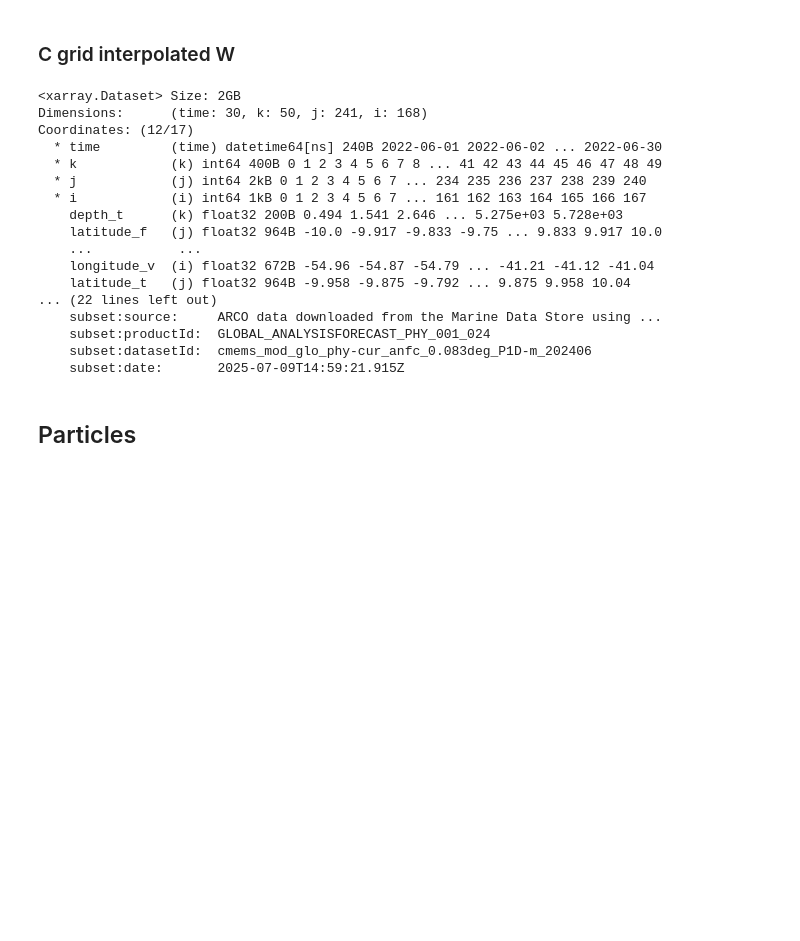
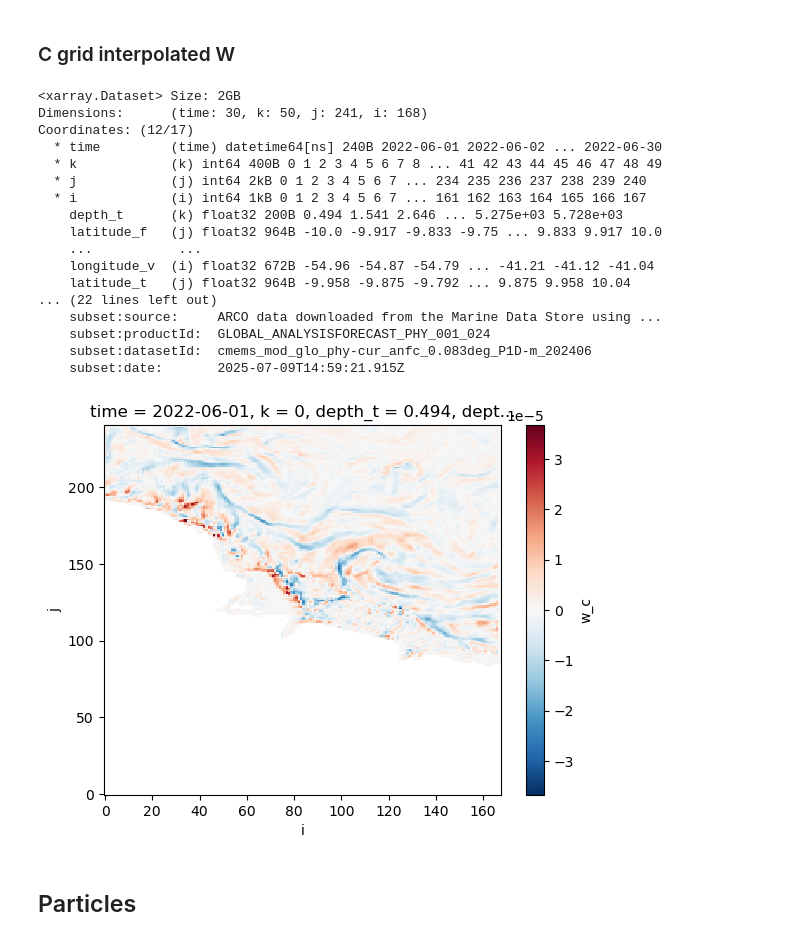
Before and after one commit to danliba/Amazon, a Jupyter notebook: Divergence/notebooks/AM_plume_parcels.ipynb, the cells around one changed output. Cells and saved outputs as stored; diff of their text form; code cells hidden in the pictures; blank space fills up the shorter version.

```diff
--- a/Divergence/notebooks/AM_plume_parcels.ipynb
+++ b/Divergence/notebooks/AM_plume_parcels.ipynb
@@ -152,22 +156,24 @@ w_correct = w - w_bottom / ds_i.dz_t.where(ds_i.tmask==1).sum('k') * ds_i.depth_
 # %%
 # print(w_correct.shape)
 ds_i['w_c'] = w_correct
+ds_i.w_c.isel(time=0,k=0).plot()
 ds_i
 # %% [output]
 <xarray.Dataset> Size: 2GB
 Dimensions:      (time: 30, k: 50, j: 241, i: 168)
 Coordinates: (12/17)
   * time         (time) datetime64[ns] 240B 2022-06-01 2022-06-02 ... 2022-06-30
   * k            (k) int64 400B 0 1 2 3 4 5 6 7 8 ... 41 42 43 44 45 46 47 48 49
   * j            (j) int64 2kB 0 1 2 3 4 5 6 7 ... 234 235 236 237 238 239 240
   * i            (i) int64 1kB 0 1 2 3 4 5 6 7 ... 161 162 163 164 165 166 167
     depth_t      (k) float32 200B 0.494 1.541 2.646 ... 5.275e+03 5.728e+03
     latitude_f   (j) float32 964B -10.0 -9.917 -9.833 -9.75 ... 9.833 9.917 10.0
     ...           ...
     longitude_v  (i) float32 672B -54.96 -54.87 -54.79 ... -41.21 -41.12 -41.04
     latitude_t   (j) float32 964B -9.958 -9.875 -9.792 ... 9.875 9.958 10.04
 ... (22 lines left out)
     subset:source:     ARCO data downloaded from the Marine Data Store using ...
     subset:productId:  GLOBAL_ANALYSISFORECAST_PHY_001_024
     subset:datasetId:  cmems_mod_glo_phy-cur_anfc_0.083deg_P1D-m_202406
     subset:date:       2025-07-09T14:59:21.915Z
+[figure, added]
```
Also changed, not shown: parts of 19 cells of this notebook, 9 other files.
